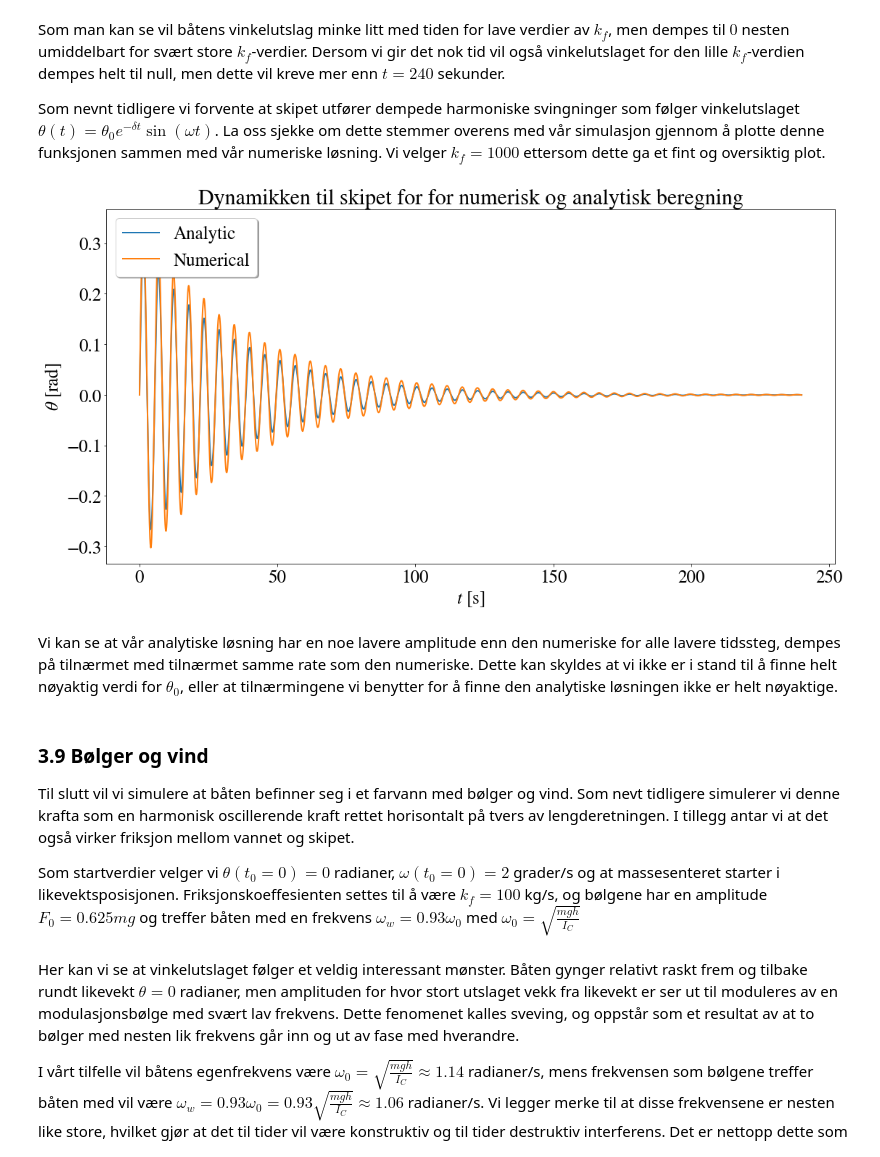
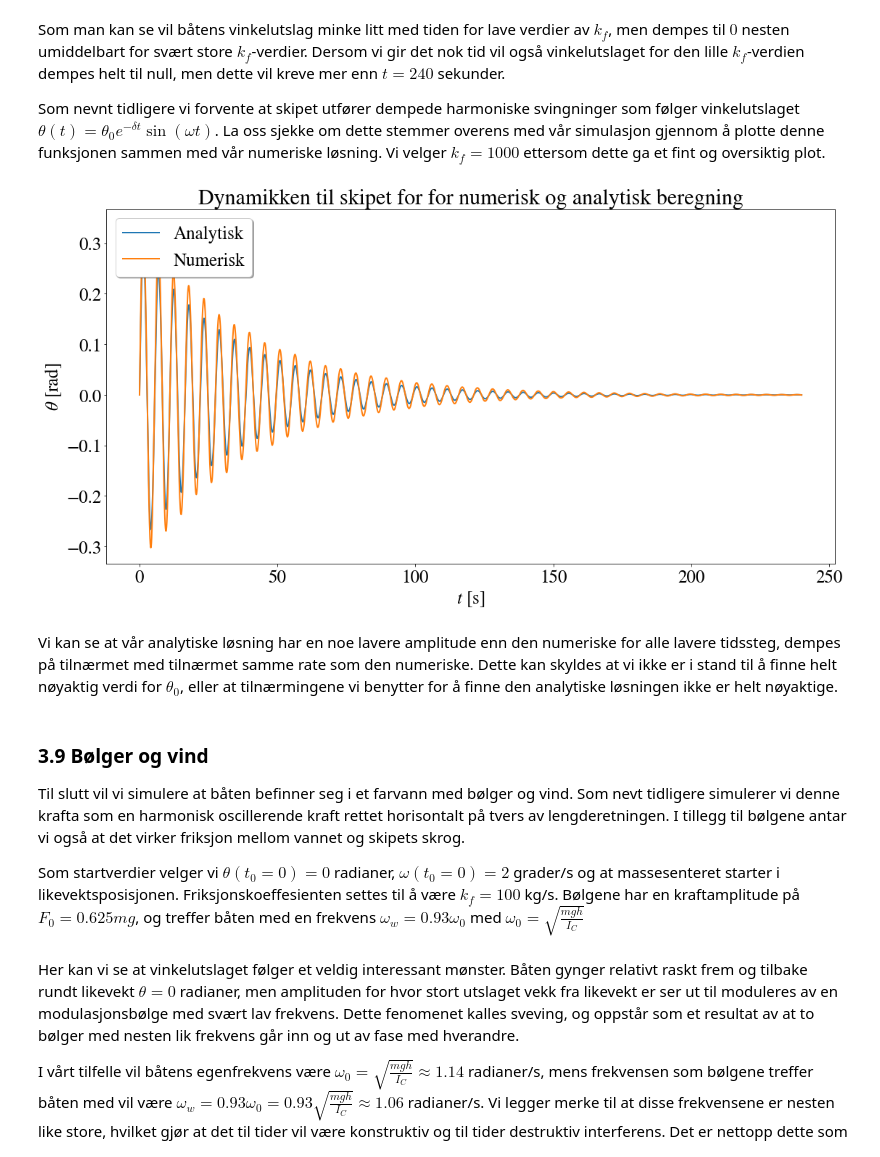
Before and after one commit to emiljonsrud/vitberr_prosjekt2_tekfys, a Jupyter notebook: clean_code.ipynb, the cells around one changed output. Saved outputs shown, nothing was run; the diff lists cells and outputs as text; code cells hidden in the pictures.

```diff
--- a/clean_code.ipynb
+++ b/clean_code.ipynb
@@ -1341,34 +1341,34 @@ Som nevnt tidligere vi forvente at skipet utfører dempede harmoniske svingninge
 # %%
 k_f_val = 1000
 
 anal_theta_0 = 0
 # Determining anal_theta_0
 for i in range(1000):
     if theta_vals[1][i] > anal_theta_0:
         anal_theta_0 = theta_vals[1][i]
 
 anal_beta = calculate_beta(0, 0)
 anal_gamma = gamma(anal_beta, anal_theta_0, 0)
 # anal_delta = (k_f_val*anal_gamma)/m_boat
 anal_delta = (k_f_val)/(m_boat*anal_gamma)
 omega_0 = np.sqrt((m_boat*g*h)/calculate_I_c(0, 0))
 anal_omega = np.sqrt(omega_0**2 - anal_delta**2)
 #anal_omega = np.sqrt((0.4)**2 - anal_delta**2)
 
 anal_t_vals = np.linspace(0, 240, len(theta_vals[1]))
 anal_theta = 0.3*np.exp(-anal_delta*anal_t_vals)*np.sin(anal_omega*anal_t_vals)
 
-plot_func(t_vals[0], [anal_theta, theta_vals[1]], ["Analytic", "Numerical"], f"Dynamikken til skipet for for numerisk og analytisk beregning", "$t$ [s]", r"$\theta$ [rad]")
+plot_func(t_vals[0], [anal_theta, theta_vals[1]], ["Analytisk", "Numerisk"], f"Dynamikken til skipet for for numerisk og analytisk beregning", "$t$ [s]", r"$\theta$ [rad]")
 # %% [output]
-[figure, old version]
+[figure, new version]
-# %% [markdown]
-Vi kan se at vår analytiske løsning har en noe lavere amplitude enn den numeriske for alle lavere tidssteg, dempes på tilnærmet med tilnærmet samme rate som den numeriske. Dette kan skyldes at vi ikke er i stand til å finne helt nøyaktig verdi for $\theta_{0}$, eller at tilnærmingene vi benytter for å finne den analytiske løsningen ikke er helt nøyaktige.
+# %% [markdown]
+Vi kan se at vår analytiske løsning har en noe lavere amplitude enn den numeriske for alle lavere tidssteg, dempes på tilnærmet med tilnærmet samme rate som den numeriske. Dette kan skyldes at vi ikke er i stand til å finne helt nøyaktig verdi for $\theta_{0}$, eller at tilnærmingene vi benytter for å finne den analytiske løsningen ikke er helt nøyaktige.
 # %% [markdown]
 ### 3.9 Bølger og vind
 
-Til slutt vil vi simulere at båten befinner seg i et farvann med bølger og vind. Som nevt tidligere simulerer vi denne krafta som en harmonisk oscillerende kraft rettet horisontalt på tvers av lengderetningen. I tillegg antar vi at det også virker friksjon mellom vannet og skipet.
+Til slutt vil vi simulere at båten befinner seg i et farvann med bølger og vind. Som nevt tidligere simulerer vi denne krafta som en harmonisk oscillerende kraft rettet horisontalt på tvers av lengderetningen. I tillegg til bølgene antar vi også at det virker friksjon mellom vannet og skipets skrog.
 
-Som startverdier velger vi $\theta(t_{0} = 0) = 0$ radianer, $\omega(t_{0} = 0) = 2$ grader/s og at massesenteret starter i likevektsposisjonen. Friksjonskoeffesienten settes til å være $k_{f} = 100$ kg/s, og bølgene har en amplitude $F_{0} = 0.625mg$ og treffer båten med en frekvens $\omega_{w} = 0.93\omega_{0}$ med $\omega_{0} = \sqrt{\frac{mgh}{I_{C}}}$
+Som startverdier velger vi $\theta(t_{0} = 0) = 0$ radianer, $\omega(t_{0} = 0) = 2$ grader/s og at massesenteret starter i likevektsposisjonen. Friksjonskoeffesienten settes til å være $k_{f} = 100$ kg/s. Bølgene har en kraftamplitude på $F_{0} = 0.625mg$, og treffer båten med en frekvens $\omega_{w} = 0.93\omega_{0}$ med $\omega_{0} = \sqrt{\frac{mgh}{I_{C}}}$
 # %%
 w_start_vals = [0, np.radians(2), 0, 0, 0, 0, 0, 0]
 
```
Also changed, not shown: parts of 11 cells of this notebook.
